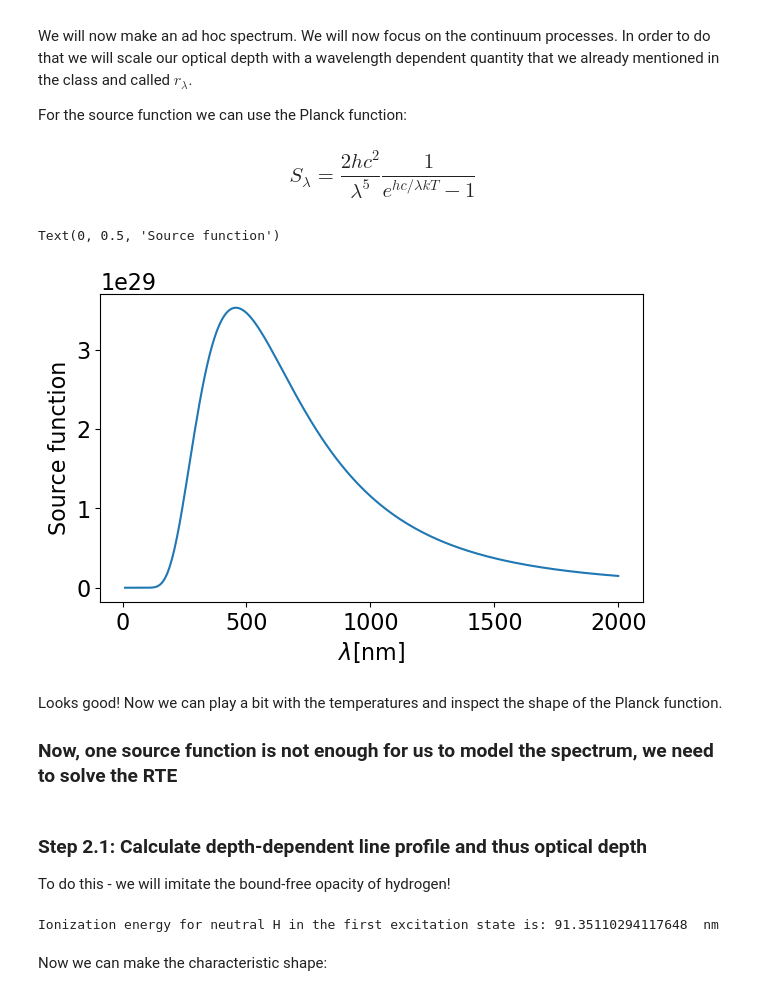
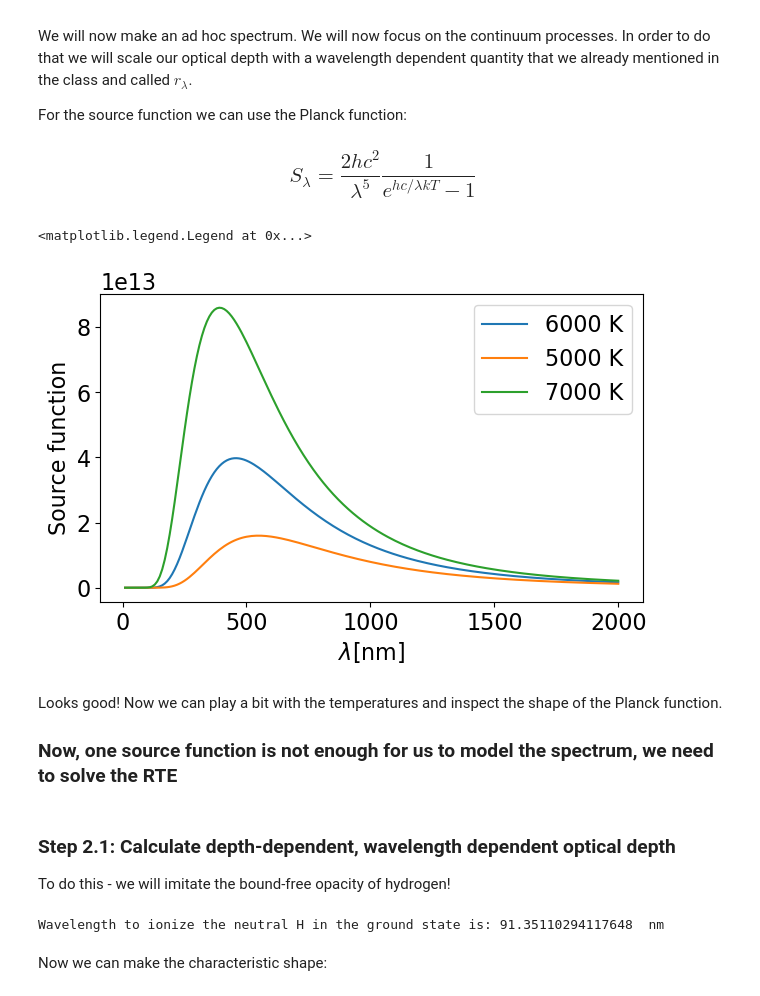
Before and after one commit to ivanzmilic/taipss, a Jupyter notebook: handson/Hands_on_9_spectrum_synthesis.ipynb, the cells around one changed output. Saved outputs shown, nothing was run; the diff lists cells and outputs as text; code cells hidden in the pictures.

```diff
--- a/handson/Hands_on_9_spectrum_synthesis.ipynb
+++ b/handson/Hands_on_9_spectrum_synthesis.ipynb
@@ -104,7 +117,7 @@ def Planck_f(llambda, T):
     k = 1.38E-23
     c = 3E8
 
-    return 1./llambda**5.0 / (np.exp(h*c/llambda / k /T) - 1.0)
+    return 2.0 * h * c **2.0 /llambda**5.0 / (np.exp(h*c/llambda / k /T) - 1.0)
 # %%
 # Now we are going to define a grid of wavelengths:
 
@@ -115,18 +128,21 @@ llambda = np.linspace(10.0,2000.0,200)*1E-9 # this gives us a uniform wavelength
 S_test = Planck_f(llambda, 6000)
 # %%
 plt.figure(figsize=[7,4])
-plt.plot(llambda*1E9,S_test)
+plt.plot(llambda*1E9,S_test, label='6000 K')
+plt.plot(llambda*1E9,Planck_f(llambda, 5000), label='5000 K')
+plt.plot(llambda*1E9,Planck_f(llambda, 7000), label='7000 K')
 plt.xlabel("$\lambda [{\mathrm {nm}}]$")
 plt.ylabel("Source function")
+plt.legend()
 # %% [output]
-Text(0, 0.5, 'Source function')
+<matplotlib.legend.Legend at 0x...>
-[figure, old version]
+[figure, new version]
 # %% [markdown]
 Looks good! Now we can play a bit with the temperatures and inspect the shape of the Planck function.
 
 ### Now, one source function is not enough for us to model the spectrum, we need to solve the RTE
 # %% [markdown]
-### Step 2.1: Calculate depth-dependent line profile and thus optical depth
+### Step 2.1: Calculate depth-dependent, wavelength dependent optical depth
 
 To do this - we will imitate the bound-free opacity of hydrogen!
 # %%
@@ -135,10 +151,12 @@ E_ion = 13.6 * 1.6E-19 # ionization energy of Hydrogen from the bound state
 h = 6.626E-34
 c = 3E8
 
+# This is the wavelength for which hc / lambda = E_ionization
+
 llambda_c1 = h * c / E_ion
-print ("Ionization energy for neutral H in the first excitation state is:", llambda_c1*1E9, " nm")
+print ("Wavelength to ionize the neutral H in the ground state is:", llambda_c1*1E9, " nm")
 # %% [output]
-Ionization energy for neutral H in the first excitation state is: 91.35110294117648  nm
+Wavelength to ionize the neutral H in the ground state is: 91.35110294117648  nm
 # %% [markdown]
 Now we can make the characteristic shape:
 # %%
```
Also changed, not shown: parts of 16 cells of this notebook.
